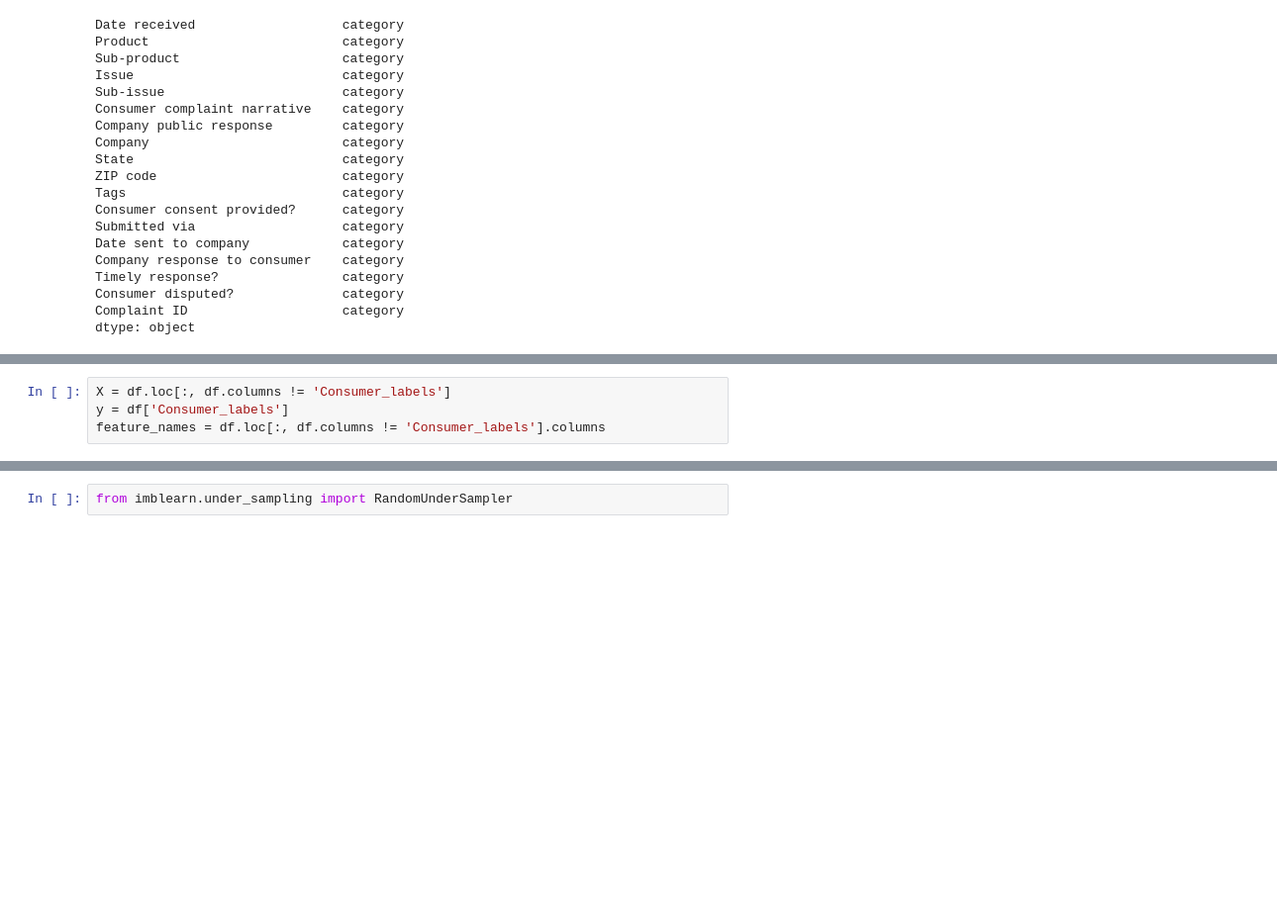
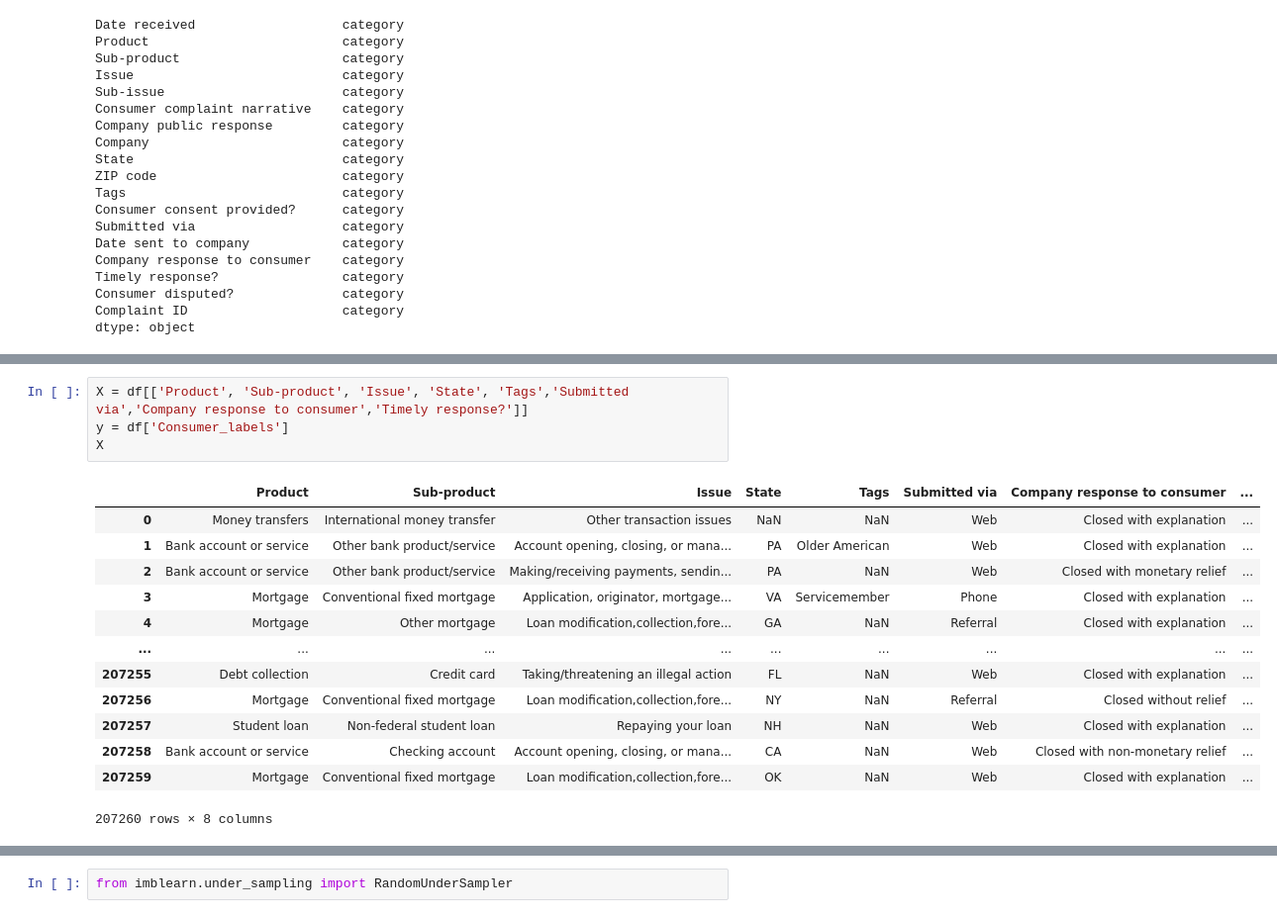
Before and after one commit to Ccencci/BA, a Jupyter notebook: project2.ipynb, the cells around one changed output, grey strips where cells are left out. Shown at 99% size. Saved outputs shown, nothing was run; the diff lists cells and outputs as text; blank space fills up the shorter version.

```diff
--- a/project2.ipynb
+++ b/project2.ipynb
@@ -147,8 +147,22 @@ df
 | 207259 | 2015-04-29 | Mortgage | Conventional fixed mortgage | Loan modification,collection,fore... | NaN | My father died in XX/XX/XXXX. Lef... | NaN | ... |
 207260 rows × 18 columns
 # %%
-X = df.loc[:, df.columns != 'Consumer_labels']
+X = df[['Product', 'Sub-product', 'Issue', 'State', 'Tags','Submitted via','Company response to consumer','Timely response?']]
 y = df['Consumer_labels']
-feature_names = df.loc[:, df.columns != 'Consumer_labels'].columns
+X
+# %% [output]
+|  | Product | Sub-product | Issue | State | Tags | Submitted via | Company response to consumer | ... |
+| 0 | Money transfers | International money transfer | Other transaction issues | NaN | NaN | Web | Closed with explanation | ... |
+| 1 | Bank account or service | Other bank product/service | Account opening, closing, or mana... | PA | Older American | Web | Closed with explanation | ... |
+| 2 | Bank account or service | Other bank product/service | Making/receiving payments, sendin... | PA | NaN | Web | Closed with monetary relief | ... |
+| 3 | Mortgage | Conventional fixed mortgage | Application, originator, mortgage... | VA | Servicemember | Phone | Closed with explanation | ... |
+| 4 | Mortgage | Other mortgage | Loan modification,collection,fore... | GA | NaN | Referral | Closed with explanation | ... |
+| ... | ... | ... | ... | ... | ... | ... | ... | ... |
+| 207255 | Debt collection | Credit card | Taking/threatening an illegal action | FL | NaN | Web | Closed with explanation | ... |
+| 207256 | Mortgage | Conventional fixed mortgage | Loan modification,collection,fore... | NY | NaN | Referral | Closed without relief | ... |
+| 207257 | Student loan | Non-federal student loan | Repaying your loan | NH | NaN | Web | Closed with explanation | ... |
+| 207258 | Bank account or service | Checking account | Account opening, closing, or mana... | CA | NaN | Web | Closed with non-monetary relief | ... |
+| 207259 | Mortgage | Conventional fixed mortgage | Loan modification,collection,fore... | OK | NaN | Web | Closed with explanation | ... |
+207260 rows × 8 columns
 # %%
 X_train, X_test, y_train, y_test = train_test_split(X, y, test_size=0.2)
```
Also changed, not shown: parts of 11 cells of this notebook.
